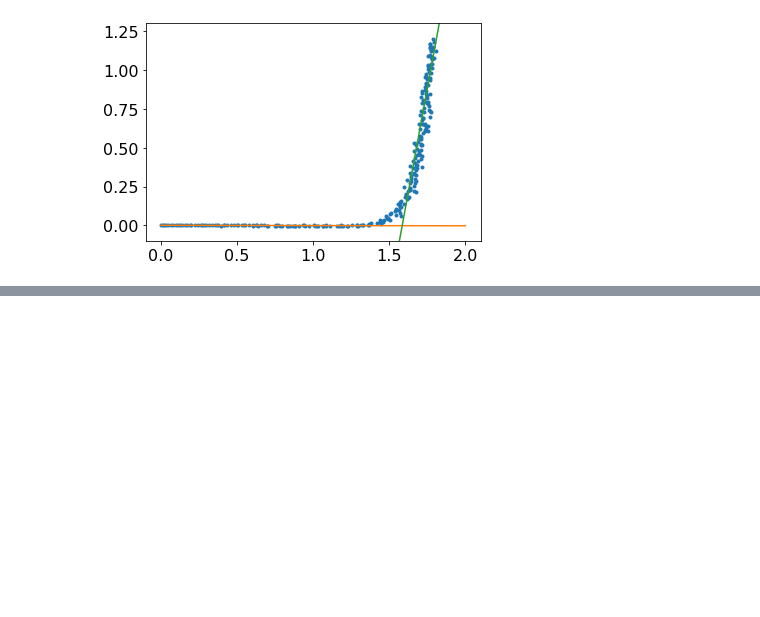
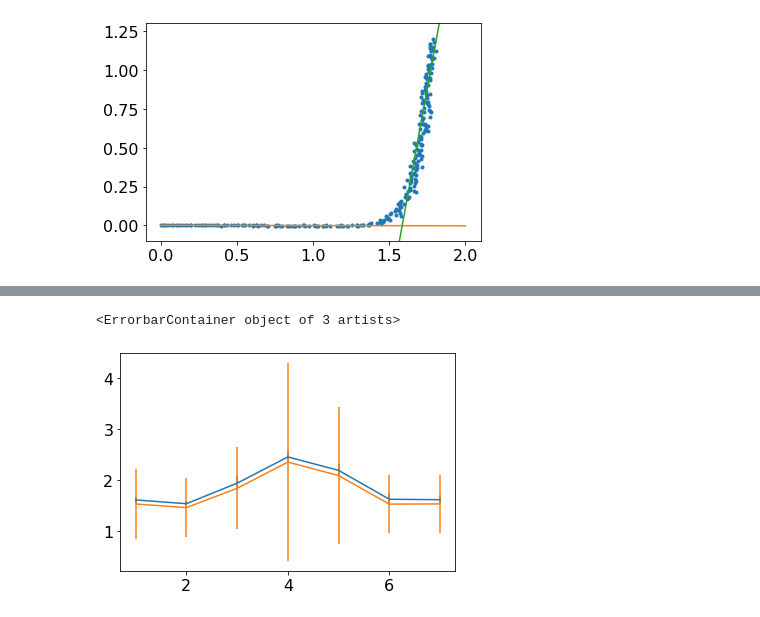
Before and after one commit to jblipper/339-lab3, a Jupyter notebook: extract_turn_on_voltage.ipynb, the cells around one changed output, grey strips where cells are left out. Cells and saved outputs as stored; diff of their text form; code cells hidden in the pictures; blank space fills up the shorter version.

Commit message:
planck estimate

```diff
--- a/extract_turn_on_voltage.ipynb
+++ b/extract_turn_on_voltage.ipynb
@@ -200,0 +289,8 @@ plt.ylim(-0.1, max(data[:,1]+0.1))
+# %%
+n_runs = 4
+V0_avg = np.mean(V0_exp, axis=1) # Get the average turn-on voltage between runs
+V0_uncert = np.sqrt((V0_exp_err/n_runs)**2 + np.std(V0_exp, axis=1)) # combine stat and syst uncertainty
+d = np.concatenate((np.array(V0_avg)[:,np.newaxis],
+                np.array(V0_uncert)[:,np.newaxis]), axis=1) # put everything into one array
+
+print(LEDs[:-1])
@@ -200,0 +299,7 @@ plt.ylim(-0.1, max(data[:,1]+0.1))
+# %%
+# store data for exponential estimates in a dataframe (to keep the led names)
+df_lin = pd.DataFrame(d, index = LEDs[:-1], columns = ["V0", "V0_uncert"])
+print(df_lin)
+
+# save to file
+df_lin.to_csv("V_piecewise.csv")
@@ -200,0 +326,7 @@ plt.ylim(-0.1, max(data[:,1]+0.1))
+# %%
+x = np.linspace(1, 7, 7)
+plt.errorbar(x, df_lin["V0"], df_lin["V0_uncert"])
+plt.errorbar(x, df_exp["V0"], df_exp["V0_uncert"])
+# %% [output]
+<ErrorbarContainer object of 3 artists>
+[figure, added]
```
Also changed, not shown: parts of 9 cells of this notebook, 20 other files.
